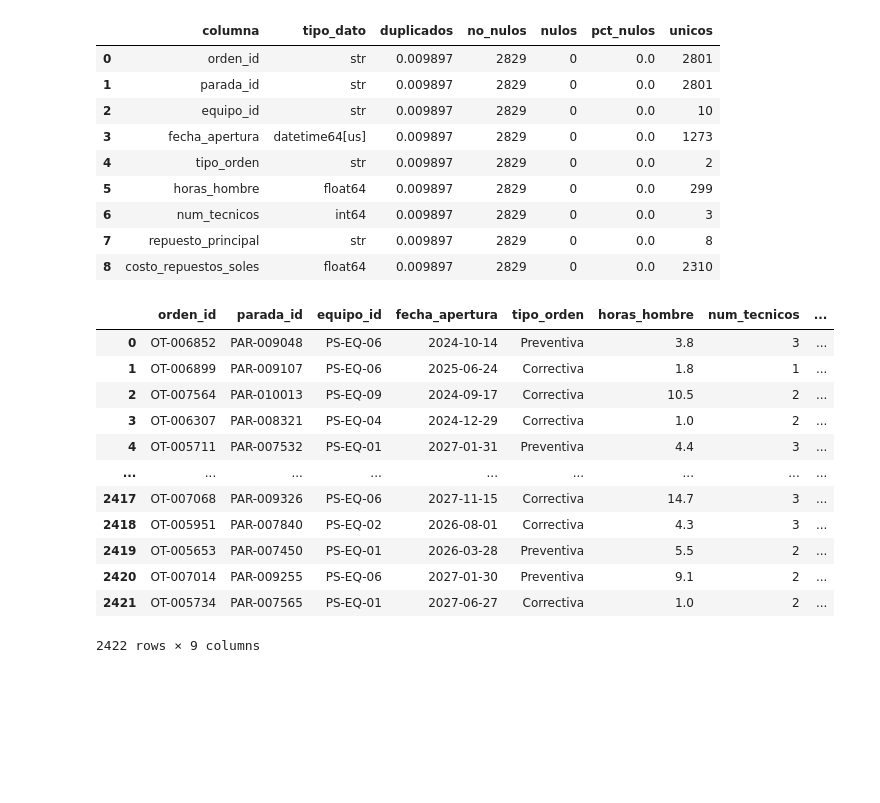
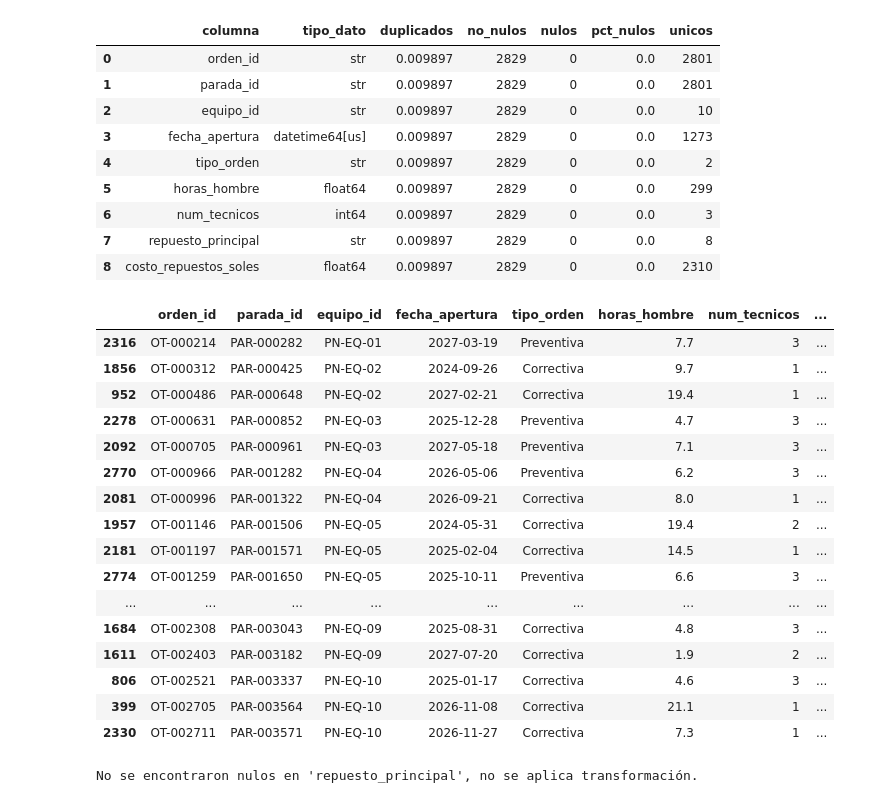
Before and after one commit to josue789a/Mineria-simulacion-v2, a Jupyter notebook: notebooks/Exploracion1.ipynb, the cells around one changed output. Drawn from its saved outputs; the diff is of its cells as text; code cells hidden in the pictures; blank space fills up the shorter version.

```diff
--- a/notebooks/Exploracion1.ipynb
+++ b/notebooks/Exploracion1.ipynb
@@ -214,25 +198,36 @@ Columnas: 9
 | 6 | num_tecnicos | int64 | 0.009897 | 2829 | 0 | 0.0 | 3 |
 | 7 | repuesto_principal | str | 0.009897 | 2829 | 0 | 0.0 | 8 |
 | 8 | costo_repuestos_soles | float64 | 0.009897 | 2829 | 0 | 0.0 | 2310 |
+# %%
+fact_mtto_PN[fact_mtto_PN.duplicated()].sort_values('orden_id')
+# %% [output]
+|  | orden_id | parada_id | equipo_id | fecha_apertura | tipo_orden | horas_hombre | num_tecnicos | ... |
+| 2316 | OT-000214 | PAR-000282 | PN-EQ-01 | 2027-03-19 | Preventiva | 7.7 | 3 | ... |
+| 1856 | OT-000312 | PAR-000425 | PN-EQ-02 | 2024-09-26 | Correctiva | 9.7 | 1 | ... |
+| 952 | OT-000486 | PAR-000648 | PN-EQ-02 | 2027-02-21 | Correctiva | 19.4 | 1 | ... |
+| 2278 | OT-000631 | PAR-000852 | PN-EQ-03 | 2025-12-28 | Preventiva | 4.7 | 3 | ... |
+| 2092 | OT-000705 | PAR-000961 | PN-EQ-03 | 2027-05-18 | Preventiva | 7.1 | 3 | ... |
+| 2770 | OT-000966 | PAR-001282 | PN-EQ-04 | 2026-05-06 | Preventiva | 6.2 | 3 | ... |
+| 2081 | OT-000996 | PAR-001322 | PN-EQ-04 | 2026-09-21 | Correctiva | 8.0 | 1 | ... |
+| 1957 | OT-001146 | PAR-001506 | PN-EQ-05 | 2024-05-31 | Correctiva | 19.4 | 2 | ... |
+| 2181 | OT-001197 | PAR-001571 | PN-EQ-05 | 2025-02-04 | Correctiva | 14.5 | 1 | ... |
+| 2774 | OT-001259 | PAR-001650 | PN-EQ-05 | 2025-10-11 | Preventiva | 6.6 | 3 | ... |
+| ... | ... | ... | ... | ... | ... | ... | ... | ... |
+| 1684 | OT-002308 | PAR-003043 | PN-EQ-09 | 2025-08-31 | Correctiva | 4.8 | 3 | ... |
+| 1611 | OT-002403 | PAR-003182 | PN-EQ-09 | 2027-07-20 | Correctiva | 1.9 | 2 | ... |
+| 806 | OT-002521 | PAR-003337 | PN-EQ-10 | 2025-01-17 | Correctiva | 4.6 | 3 | ... |
+| 399 | OT-002705 | PAR-003564 | PN-EQ-10 | 2026-11-08 | Correctiva | 21.1 | 1 | ... |
+| 2330 | OT-002711 | PAR-003571 | PN-EQ-10 | 2026-11-27 | Correctiva | 7.3 | 1 | ... |
 # %%
-fact_mtto_PS[fact_mtto_PS['repuesto_principal'].isnull()] # Partamos del escenario donde algunos repuestos se perdería el nombre, sin embargo los costos no, por tanto simplemente averiguariamos el nombre del repuesto y reemplazariamos luego. Si existen nulos iría por defecto bajo el nombre 'Indeterminado'
 
-fact_mtto_PS['repuesto_principal']=fact_mtto_PS['repuesto_principal'].fillna('indeterminado')
-fact_mtto_PS
+if fact_mtto_PN['repuesto_principal'].isnull().any():
+    fact_mtto_PN['repuesto_principal'] = fact_mtto_PN['repuesto_principal'].fillna('indeterminado')# Partamos del escenario donde algunos repuestos se perdería el nombre, sin embargo los costos no, por tanto simplemente averiguariamos el nombre del repuesto y reemplazariamos luego. Si existen nulos iría por defecto bajo el nombre 'Indeterminado'
+
+    print("Nulos encontrados en 'repuesto_principal' y reemplazados por 'indeterminado'.")
+else:
+    print("No se encontraron nulos en 'repuesto_principal', no se aplica transformación.")
 # %% [output]
-|  | orden_id | parada_id | equipo_id | fecha_apertura | tipo_orden | horas_hombre | num_tecnicos | ... |
-| 0 | OT-006852 | PAR-009048 | PS-EQ-06 | 2024-10-14 | Preventiva | 3.8 | 3 | ... |
-| 1 | OT-006899 | PAR-009107 | PS-EQ-06 | 2025-06-24 | Correctiva | 1.8 | 1 | ... |
-| 2 | OT-007564 | PAR-010013 | PS-EQ-09 | 2024-09-17 | Correctiva | 10.5 | 2 | ... |
-| 3 | OT-006307 | PAR-008321 | PS-EQ-04 | 2024-12-29 | Correctiva | 1.0 | 2 | ... |
-| 4 | OT-005711 | PAR-007532 | PS-EQ-01 | 2027-01-31 | Preventiva | 4.4 | 3 | ... |
-| ... | ... | ... | ... | ... | ... | ... | ... | ... |
-| 2417 | OT-007068 | PAR-009326 | PS-EQ-06 | 2027-11-15 | Correctiva | 14.7 | 3 | ... |
-| 2418 | OT-005951 | PAR-007840 | PS-EQ-02 | 2026-08-01 | Correctiva | 4.3 | 3 | ... |
-| 2419 | OT-005653 | PAR-007450 | PS-EQ-01 | 2026-03-28 | Preventiva | 5.5 | 2 | ... |
-| 2420 | OT-007014 | PAR-009255 | PS-EQ-06 | 2027-01-30 | Preventiva | 9.1 | 2 | ... |
-| 2421 | OT-005734 | PAR-007565 | PS-EQ-01 | 2027-06-27 | Correctiva | 1.0 | 2 | ... |
-2422 rows × 9 columns
+No se encontraron nulos en 'repuesto_principal', no se aplica transformación.
 # %%
 tipos_fecha=pd.DataFrame(
     {
```
Also changed, not shown: parts of 8 cells of this notebook.
